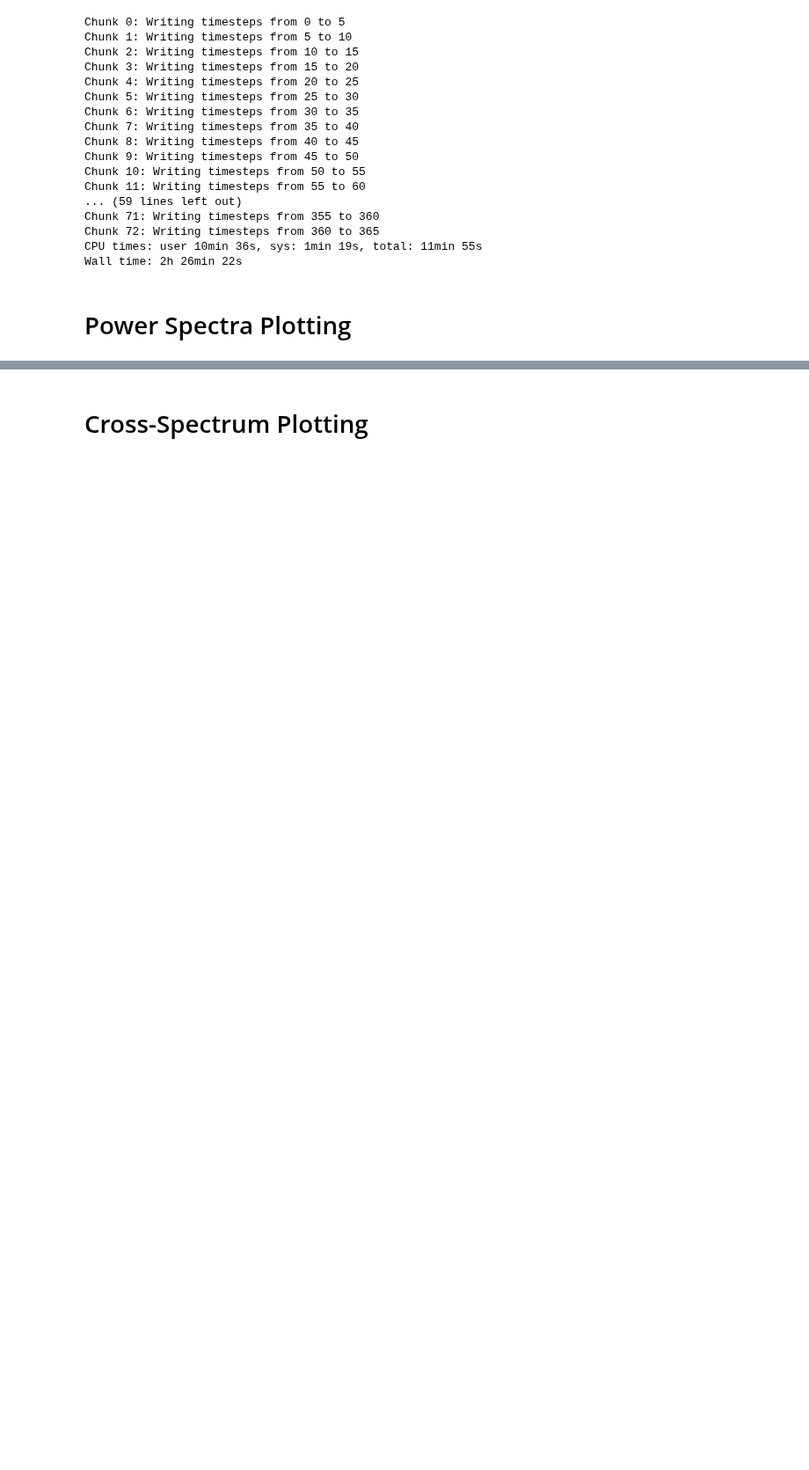
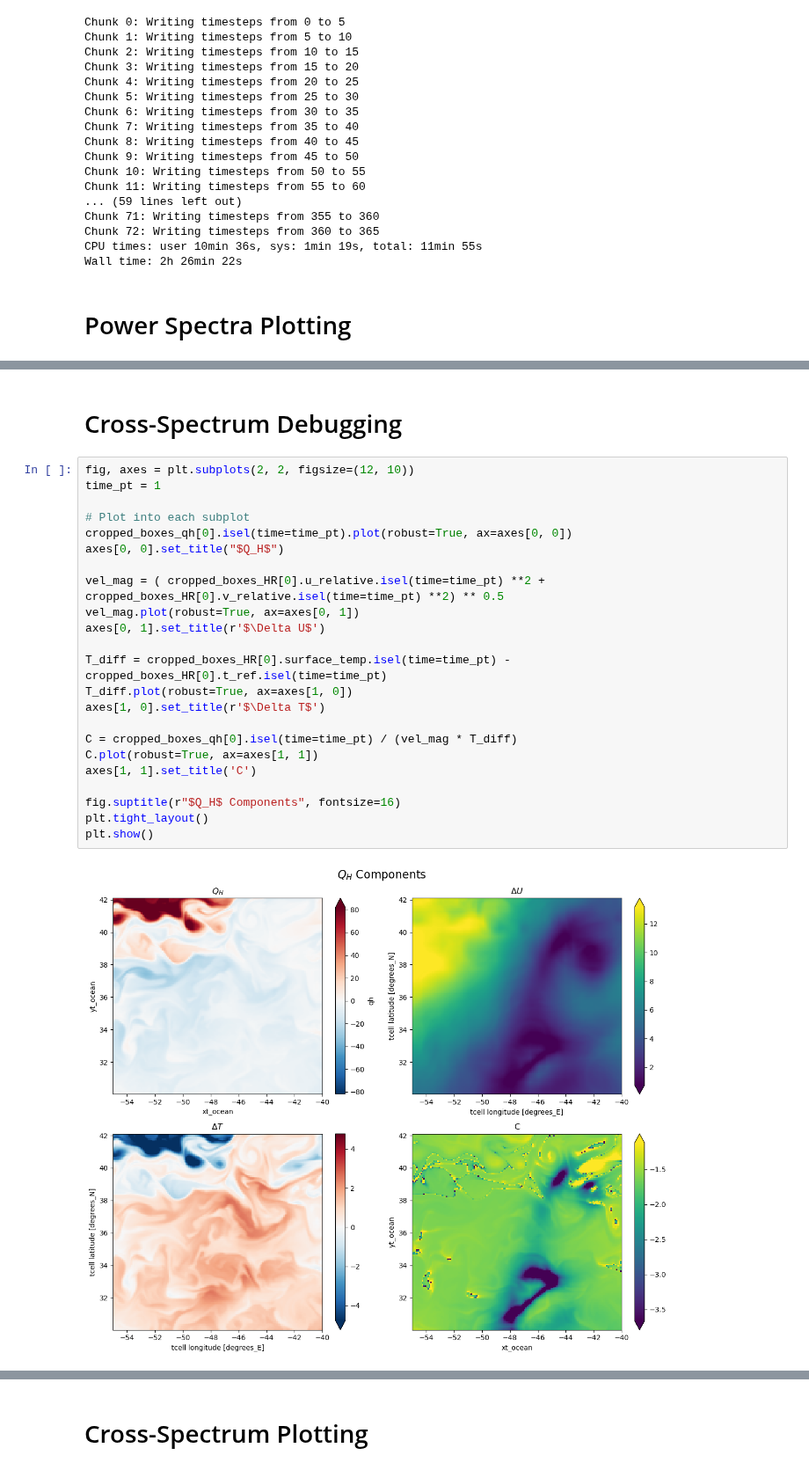
Before and after one commit to ocean-transport/air-sea-ML, a Jupyter notebook: cross_spectrum_figGen.ipynb, the cells around one changed output, grey strips where cells are left out. Shown at 88% size. Drawn from its saved outputs; the diff is of its cells as text; blank space fills up the shorter version.

```diff
--- a/cross_spectrum_figGen.ipynb
+++ b/cross_spectrum_figGen.ipynb
@@ -347,3 +440,30 @@ plt.tight_layout()
 plt.show()
 # %% [output]
 [figure]
+# %% [markdown]
+# Cross-Spectrum Debugging
+# %%
+fig, axes = plt.subplots(2, 2, figsize=(12, 10))
+time_pt = 1
+
+# Plot into each subplot
+cropped_boxes_qh[0].isel(time=time_pt).plot(robust=True, ax=axes[0, 0])
+axes[0, 0].set_title("$Q_H$")
+
+vel_mag = ( cropped_boxes_HR[0].u_relative.isel(time=time_pt) **2 + cropped_boxes_HR[0].v_relative.isel(time=time_pt) **2) ** 0.5
+vel_mag.plot(robust=True, ax=axes[0, 1])
+axes[0, 1].set_title(r'$\Delta U$')
+
+T_diff = cropped_boxes_HR[0].surface_temp.isel(time=time_pt) - cropped_boxes_HR[0].t_ref.isel(time=time_pt)
+T_diff.plot(robust=True, ax=axes[1, 0])
+axes[1, 0].set_title(r'$\Delta T$')
+
+C = cropped_boxes_qh[0].isel(time=time_pt) / (vel_mag * T_diff)
+C.plot(robust=True, ax=axes[1, 1])
+axes[1, 1].set_title('C')
+
+fig.suptitle(r"$Q_H$ Components", fontsize=16)
+plt.tight_layout()
+plt.show()
+# %% [output]
+[figure, added]
```
Also changed, not shown: parts of 24 cells of this notebook, 1 other file.
